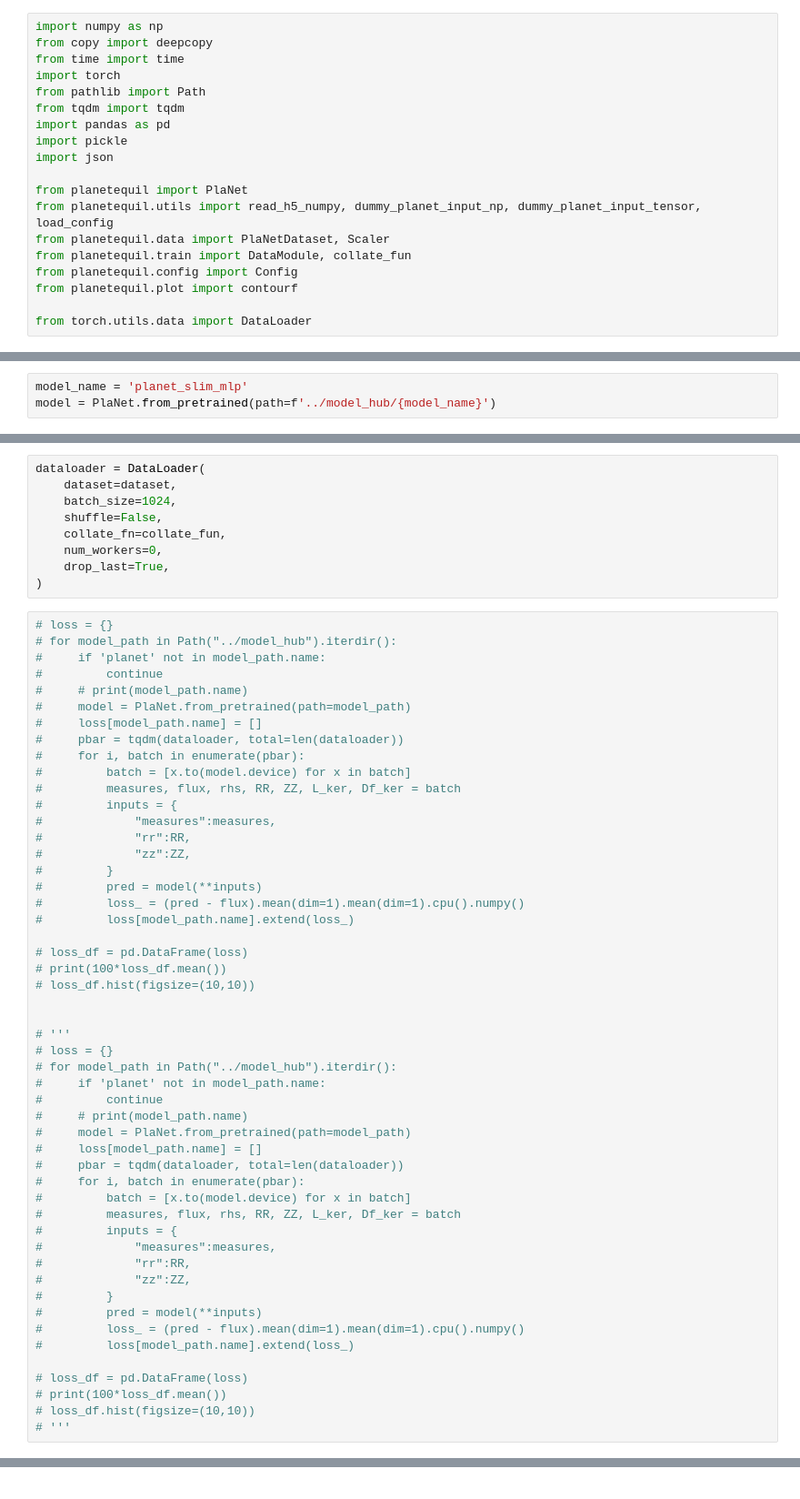
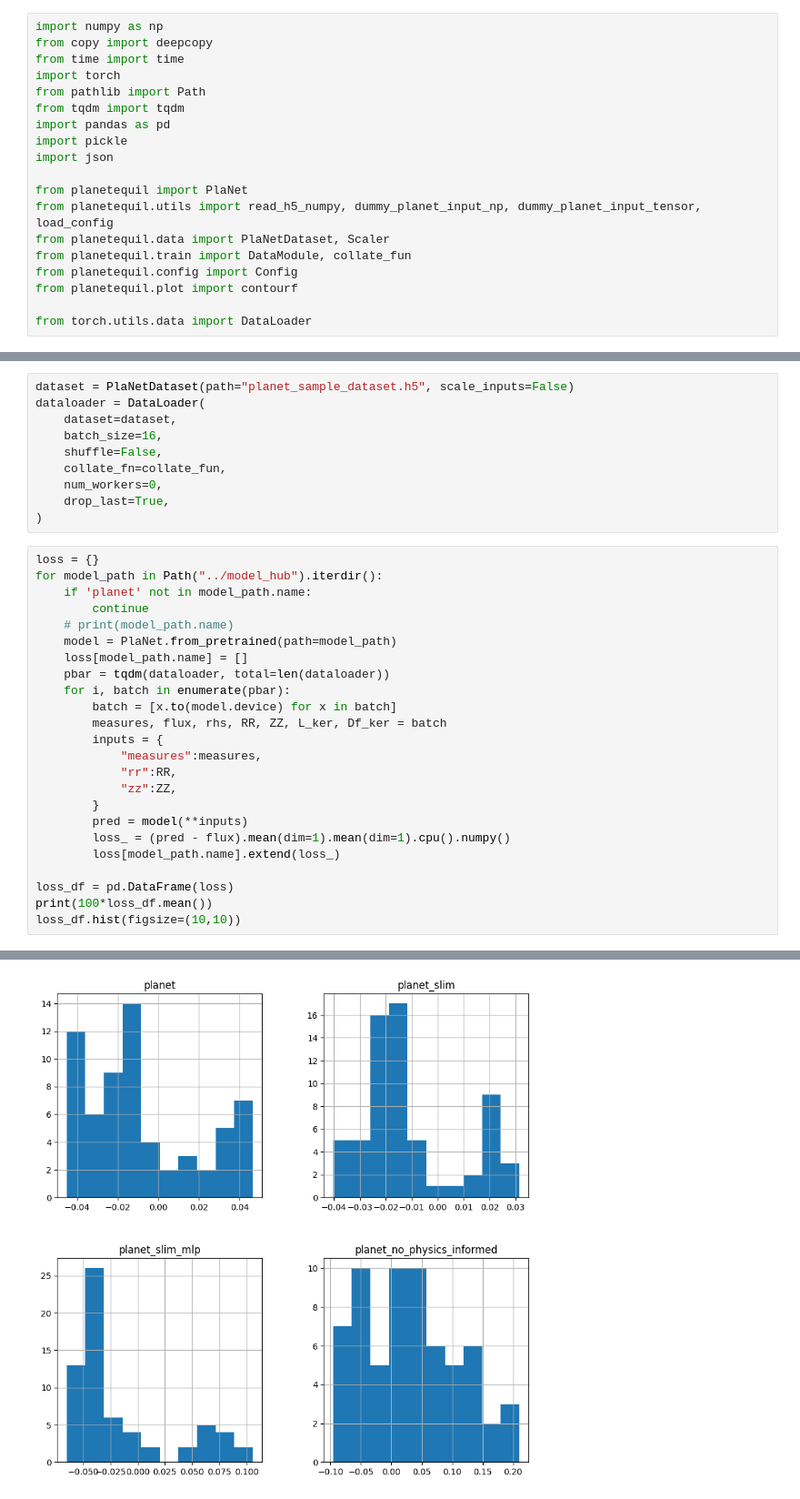
Before and after one commit to matteobonotto/planet-equil, a Jupyter notebook: notebooks/4_compare_models.ipynb, the cells around one changed output, grey strips where cells are left out. Shown at 91% size. Cells and saved outputs as stored; diff of their text form.

Commit message:
updating models

```diff
--- a/notebooks/4_compare_models.ipynb
+++ b/notebooks/4_compare_models.ipynb
@@ -71,3 +29,0 @@ myscaler.fit(data['measures'])
-# %%
-model_name = 'planet_slim_mlp'
-model = PlaNet.from_pretrained(path=f'../model_hub/{model_name}')
@@ -79,60 +30,35 @@ dataset = PlaNetDataset(path="planet_sample_dataset.h5", scale_inputs=False)
 # %%
+dataset = PlaNetDataset(path="planet_sample_dataset.h5", scale_inputs=False)
 dataloader = DataLoader(
     dataset=dataset,
-    batch_size=1024,
+    batch_size=16,
     shuffle=False,
     collate_fn=collate_fun,
     num_workers=0,
     drop_last=True,
 )
 # %%
-# loss = {}
-# for model_path in Path("../model_hub").iterdir():
-#     if 'planet' not in model_path.name:
-#         continue
-#     # print(model_path.name)
-#     model = PlaNet.from_pretrained(path=model_path)
-#     loss[model_path.name] = []
-#     pbar = tqdm(dataloader, total=len(dataloader))
-#     for i, batch in enumerate(pbar):
-#         batch = [x.to(model.device) for x in batch]
-#         measures, flux, rhs, RR, ZZ, L_ker, Df_ker = batch
-#         inputs = {
-#             "measures":measures,
-#             "rr":RR,
-#             "zz":ZZ,
-#         }
-#         pred = model(**inputs)
-#         loss_ = (pred - flux).mean(dim=1).mean(dim=1).cpu().numpy()
-#         loss[model_path.name].extend(loss_)
+loss = {}
+for model_path in Path("../model_hub").iterdir():
+    if 'planet' not in model_path.name:
+        continue
+    # print(model_path.name)
+    model = PlaNet.from_pretrained(path=model_path)
+    loss[model_path.name] = []
+    pbar = tqdm(dataloader, total=len(dataloader))
+    for i, batch in enumerate(pbar):
+        batch = [x.to(model.device) for x in batch]
+        measures, flux, rhs, RR, ZZ, L_ker, Df_ker = batch
+        inputs = {
+            "measures":measures,
+            "rr":RR,
+            "zz":ZZ,
+        }
+        pred = model(**inputs)
+        loss_ = (pred - flux).mean(dim=1).mean(dim=1).cpu().numpy()
+        loss[model_path.name].extend(loss_)
 
-# loss_df = pd.DataFrame(loss)
-# print(100*loss_df.mean())
-# loss_df.hist(figsize=(10,10))
-
-
-# '''
-# loss = {}
-# for model_path in Path("../model_hub").iterdir():
-#     if 'planet' not in model_path.name:
-#         continue
-#     # print(model_path.name)
-#     model = PlaNet.from_pretrained(path=model_path)
-#     loss[model_path.name] = []
-#     pbar = tqdm(dataloader, total=len(dataloader))
-#     for i, batch in enumerate(pbar):
-#         batch = [x.to(model.device) for x in batch]
-#         measures, flux, rhs, RR, ZZ, L_ker, Df_ker = batch
-#         inputs = {
-#             "measures":measures,
-#             "rr":RR,
-#             "zz":ZZ,
-#         }
-#         pred = model(**inputs)
-#         loss_ = (pred - flux).mean(dim=1).mean(dim=1).cpu().numpy()
-#         loss[model_path.name].extend(loss_)
-
-# loss_df = pd.DataFrame(loss)
-# print(100*loss_df.mean())
-# loss_df.hist(figsize=(10,10))
-# '''
+loss_df = pd.DataFrame(loss)
+print(100*loss_df.mean())
+loss_df.hist(figsize=(10,10))
+# %% [output]
@@ -139,2 +75,3 @@ dataloader = DataLoader(
+[figure, added]
 # %%
 # data = read_h5_numpy("planet_sample_dataset.h5")
```
Also changed, not shown: parts of 29 cells of this notebook, 17 other files.
